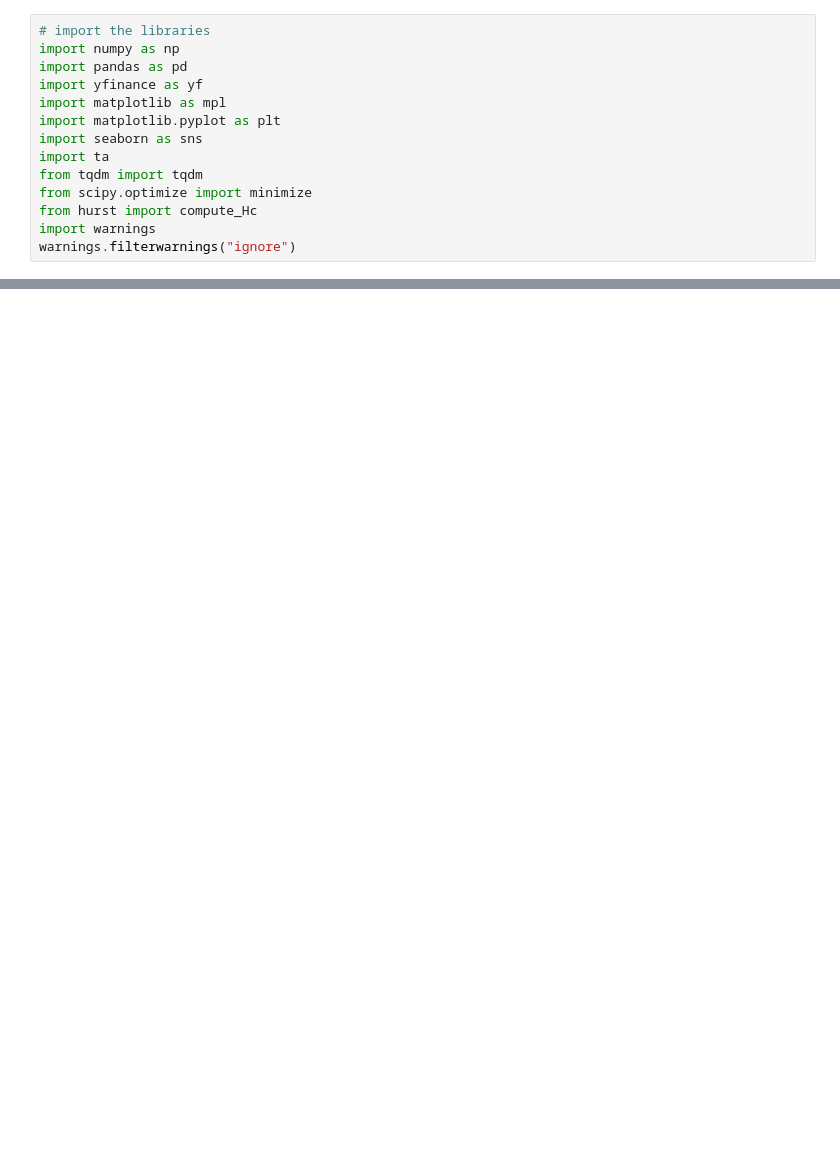
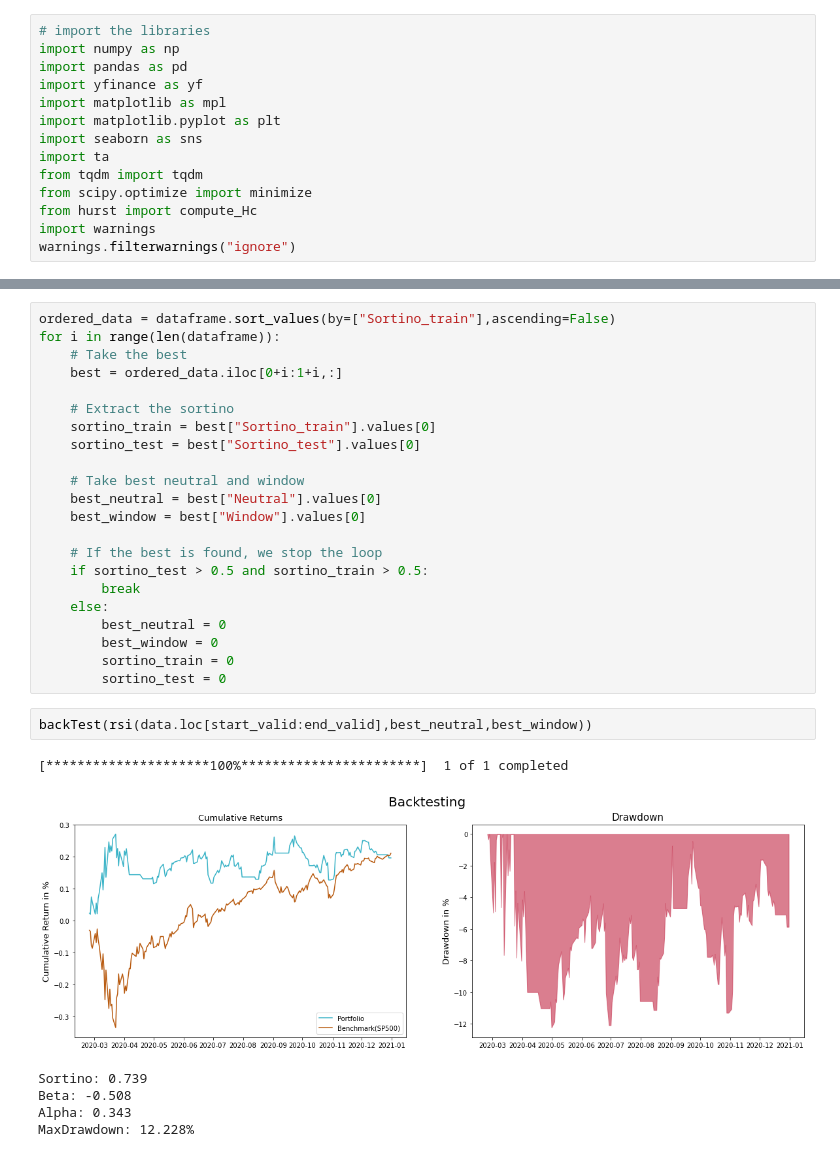
Before and after one commit to SlenderShield/Algorithmic_Trading_Python, a Jupyter notebook: best_parameter.ipynb, the cells around one changed output, grey strips where cells are left out. Saved outputs shown, nothing was run; the diff lists cells and outputs as text; blank space fills up the shorter version.

```diff
--- a/best_parameter.ipynb
+++ b/best_parameter.ipynb
@@ -125,0 +267,31 @@ def grid_param(data):
+# %%
+ordered_data = dataframe.sort_values(by=["Sortino_train"],ascending=False)
+for i in range(len(dataframe)):
+	# Take the best
+	best = ordered_data.iloc[0+i:1+i,:]
+
+	# Extract the sortino
+	sortino_train = best["Sortino_train"].values[0]
+	sortino_test = best["Sortino_test"].values[0]
+
+	# Take best neutral and window
+	best_neutral = best["Neutral"].values[0]
+	best_window = best["Window"].values[0]
+
+	# If the best is found, we stop the loop
+	if sortino_test > 0.5 and sortino_train > 0.5:
+		break
+	else:
+		best_neutral = 0
+		best_window = 0
+		sortino_train = 0
+		sortino_test = 0
+# %%
+backTest(rsi(data.loc[start_valid:end_valid],best_neutral,best_window))
+# %% [output]
+[*********************100%***********************]  1 of 1 completed
+[figure, added]
+Sortino: 0.739
+Beta: -0.508
+Alpha: 0.343
+MaxDrawdown: 12.228%
```
Also changed, not shown: parts of 12 cells of this notebook, 5 other files.
